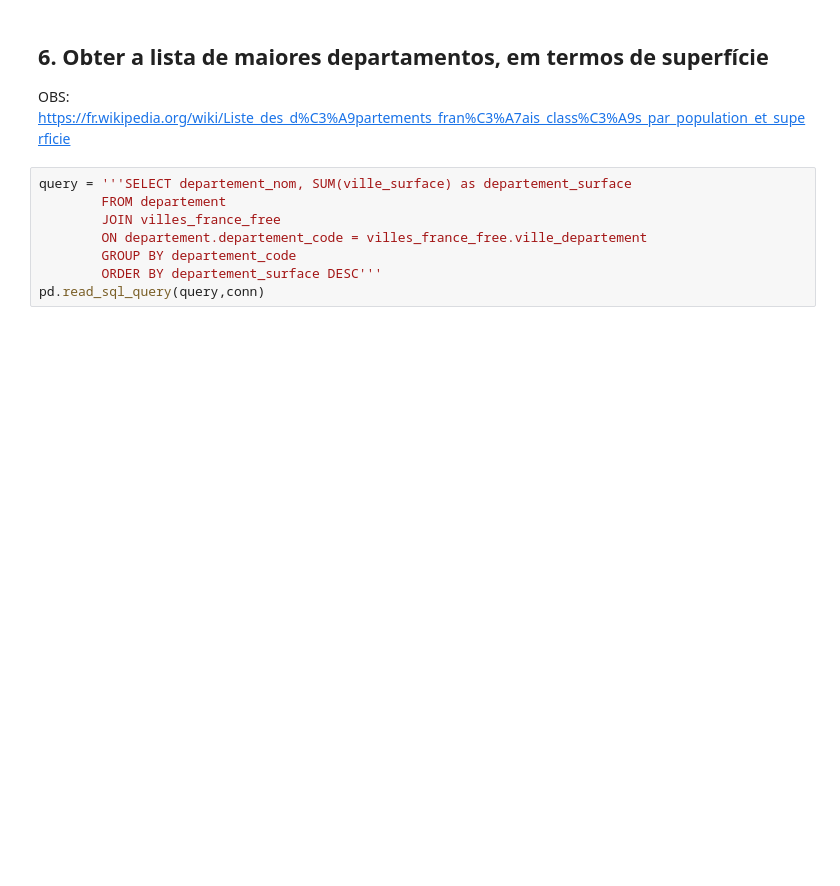
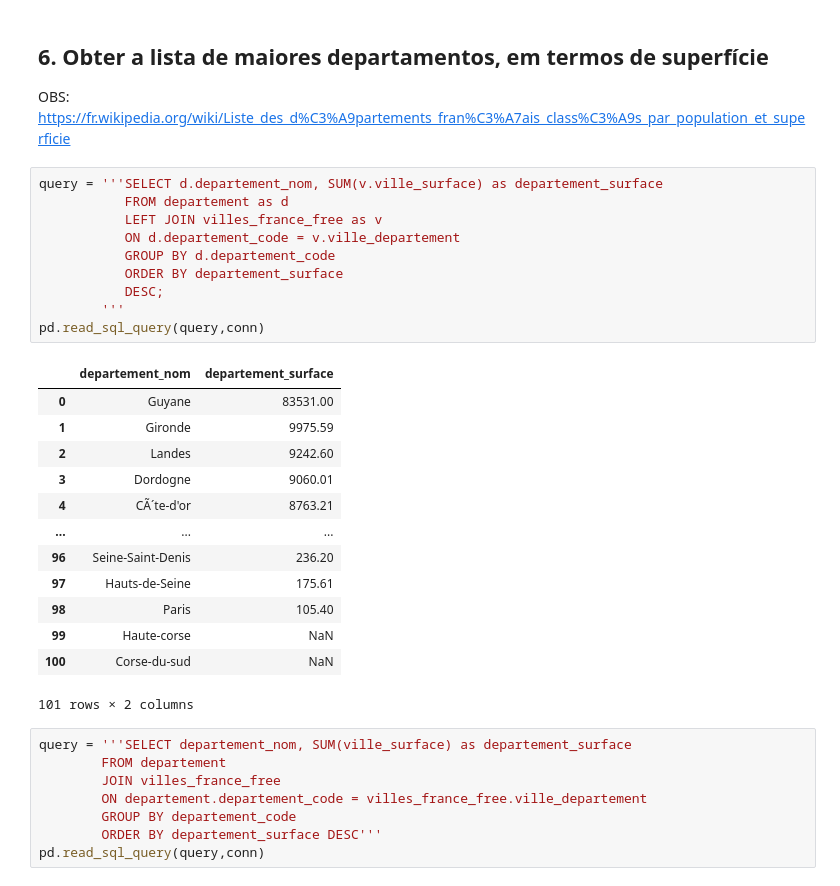
Before and after one commit to pypas/estudos-mp, a Jupyter notebook: SQL/sql.ipynb, the cells around one changed output. Saved outputs shown, nothing was run; the diff lists cells and outputs as text; blank space fills up the shorter version.

```diff
--- a/SQL/sql.ipynb
+++ b/SQL/sql.ipynb
@@ -178,6 +223,30 @@ pd.read_sql_query(query,conn)
 ## 6. Obter a lista de maiores departamentos, em termos de superfície
 
 OBS: https://fr.wikipedia.org/wiki/Liste_des_d%C3%A9partements_fran%C3%A7ais_class%C3%A9s_par_population_et_superficie
+# %%
+query = '''SELECT d.departement_nom, SUM(v.ville_surface) as departement_surface
+           FROM departement as d
+           LEFT JOIN villes_france_free as v
+           ON d.departement_code = v.ville_departement
+           GROUP BY d.departement_code
+           ORDER BY departement_surface
+           DESC;
+        '''
+pd.read_sql_query(query,conn)
+# %% [output]
+|  | departement_nom | departement_surface |
+| 0 | Guyane | 83531.00 |
+| 1 | Gironde | 9975.59 |
+| 2 | Landes | 9242.60 |
+| 3 | Dordogne | 9060.01 |
+| 4 | CÃ´te-d'or | 8763.21 |
+| ... | ... | ... |
+| 96 | Seine-Saint-Denis | 236.20 |
+| 97 | Hauts-de-Seine | 175.61 |
+| 98 | Paris | 105.40 |
+| 99 | Haute-corse | NaN |
+| 100 | Corse-du-sud | NaN |
+101 rows × 2 columns
 # %%
 query = '''SELECT departement_nom, SUM(ville_surface) as departement_surface
         FROM departement
```
Also changed, not shown: parts of 6 cells of this notebook.
